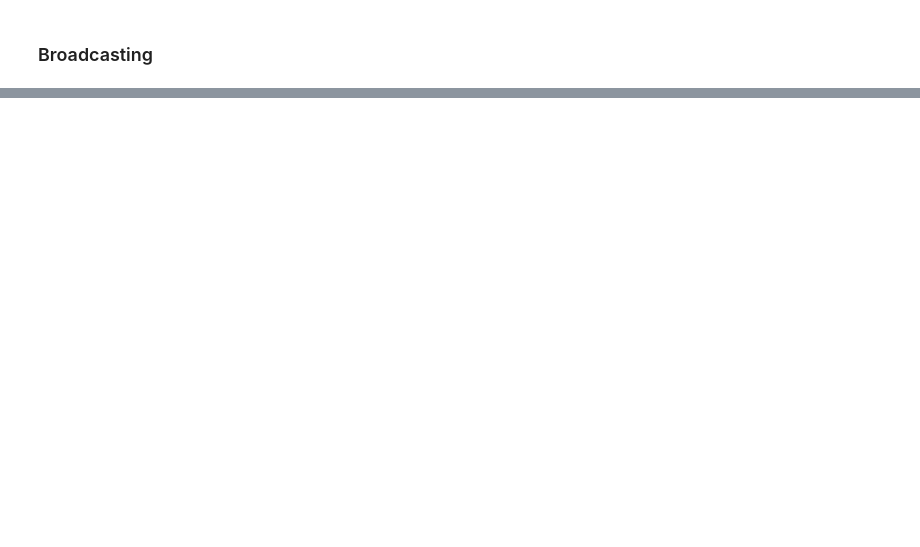
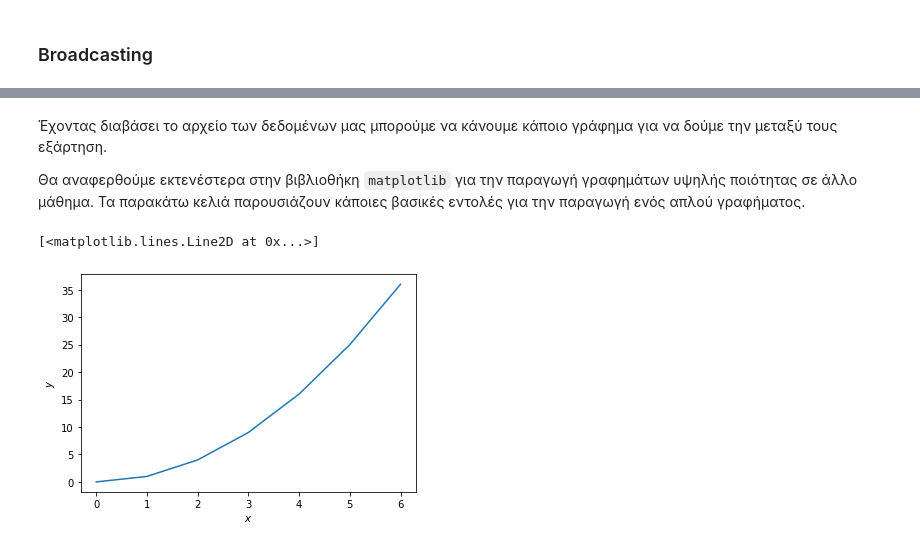
Before and after one commit to schanlar/python-UoC, a Jupyter notebook: 02.Data_Processing/01_numpy.ipynb, the cells around one changed output, grey strips where cells are left out. Drawn from its saved outputs; the diff is of its cells as text; code cells hidden in the pictures; blank space fills up the shorter version.

```diff
--- a/02.Data_Processing/01_numpy.ipynb
+++ b/02.Data_Processing/01_numpy.ipynb
@@ -483,0 +698,3 @@ print(np.where((a >= 19) | (a < 11 ))) # Logical or
+# %%
+data = np.loadtxt('data/simple.csv', delimiter = ',', skiprows = 1)
+data
@@ -483,0 +719,27 @@ print(np.where((a >= 19) | (a < 11 ))) # Logical or
+# %% [markdown]
+Έχοντας διαβάσει το αρχείο των δεδομένων μας μπορούμε να κάνουμε κάποιο γράφημα για να δούμε την μεταξύ τους εξάρτηση.
+
+Θα αναφερθούμε εκτενέστερα στην βιβλιοθήκη ``matplotlib`` για την παραγωγή γραφημάτων υψηλής ποιότητας σε άλλο μάθημα.
+Τα παρακάτω κελιά παρουσιάζουν κάποιες βασικές εντολές για την παραγωγή ενός απλού γραφήματος.
+# %%
+%matplotlib inline
+# The previous line is necessary that matplotlib plots
+# appear within the Jupyter documents. It is sufficent to
+# give it once within a document.
+import matplotlib.pyplot as plt
+
+
+# Note that you can use LaTeX in for labels, titles
+# etc.
+plt.xlabel(r"$x$")
+plt.ylabel(r"$y$")
+
+# The data from file
+x = data[:,0]
+y = data[:,1]
+
+# matplotlib plots numpy-array values!
+plt.plot(x, y)
+# %% [output]
+[<matplotlib.lines.Line2D at 0x...>]
+[figure, added]
```
Also changed, not shown: parts of 37 cells of this notebook.
